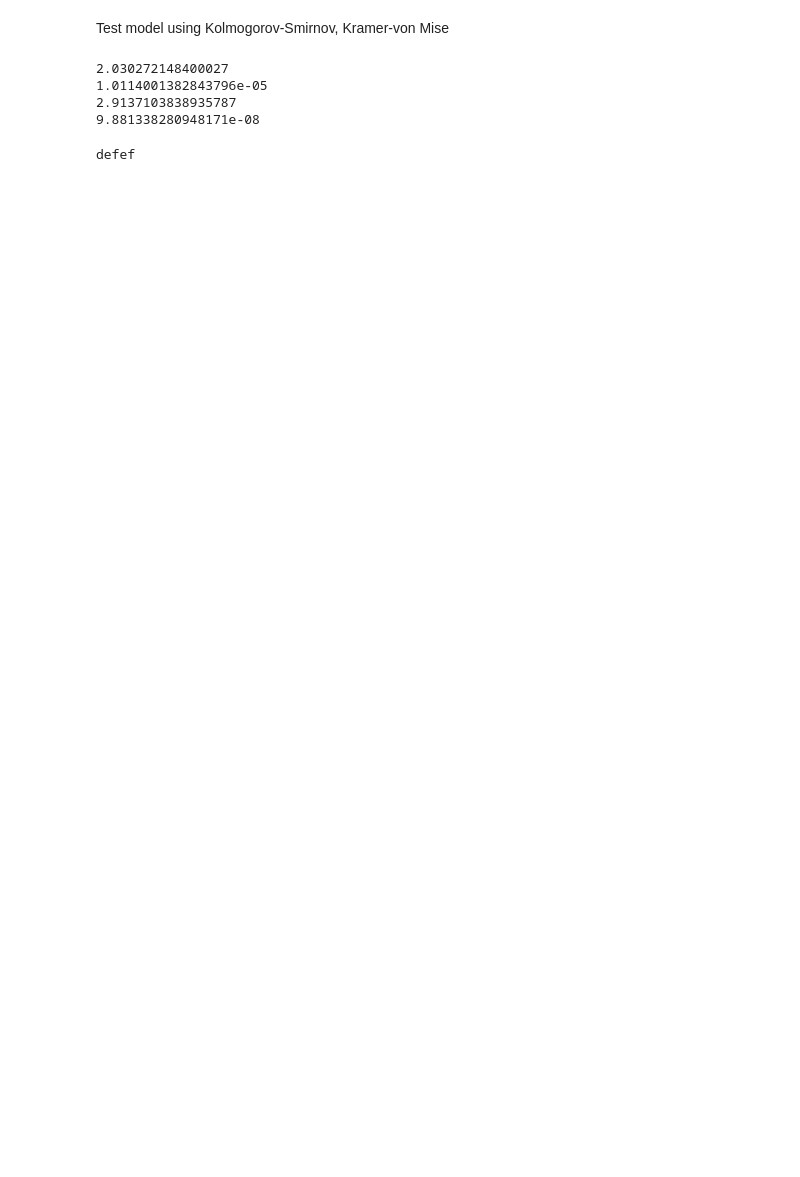
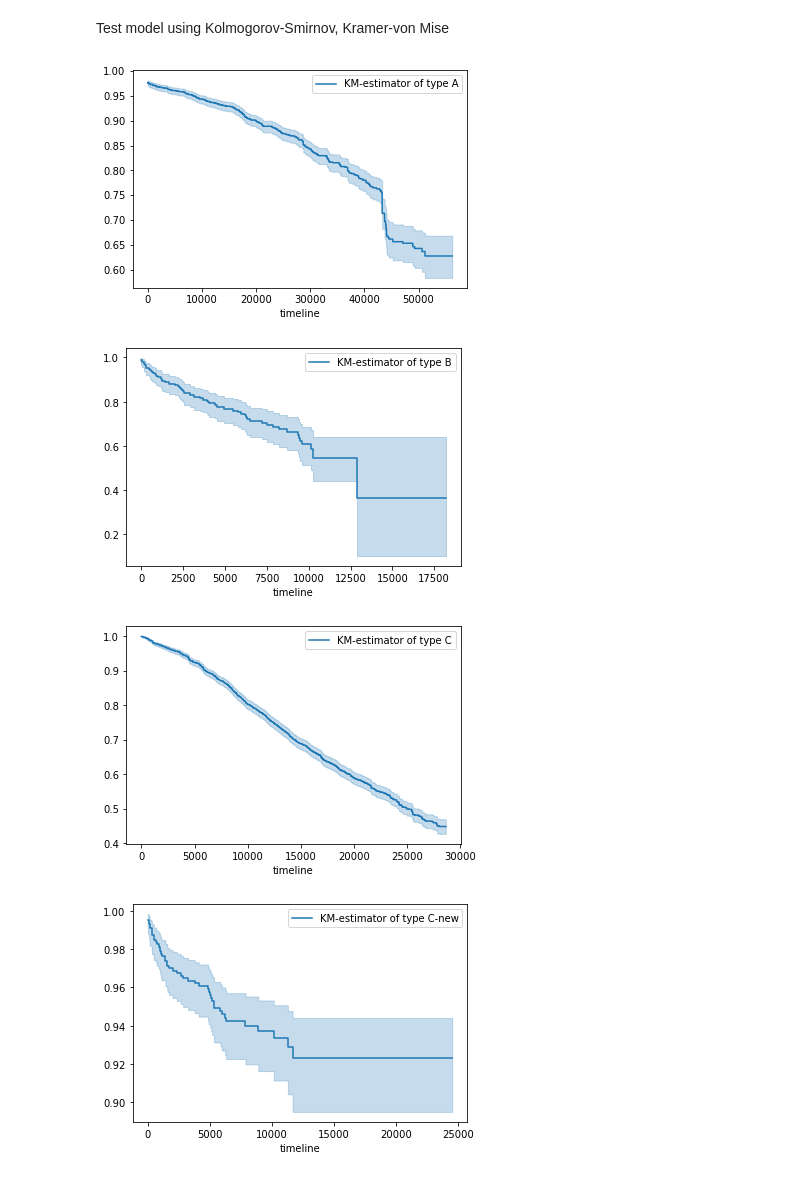
Before and after one commit to nghi-truyen/Flight-Data-Analysis, a Jupyter notebook: FlightDataAnalysis.ipynb, the cells around one changed output. Drawn from its saved outputs; the diff is of its cells as text; code cells hidden in the pictures; blank space fills up the shorter version.

Commit message:
update best_model function

```diff
--- a/FlightDataAnalysis.ipynb
+++ b/FlightDataAnalysis.ipynb
@@ -197,6 +207,3 @@ for typ in types:
 [figure]
 [figure]
 [figure]
-# %%
-def best_model(models=parametric_models):
-    return 0
@@ -227,9 +212,6 @@ print(len(np.sort(dfB[dfB.failed==False].TSI.to_numpy())))
 # %% [markdown]
 Test model using Kolmogorov-Smirnov, Kramer-von Mise
 # %%
-from scipy.stats import exponweib, lognorm
-from scipy.stats import distributions
-
 def weib_R(x, alpha, beta):
     return np.exp(-np.power(x/alpha, beta))
 
@@ -247,18 +229,6 @@ def KStest(kap_meier, R, **args):
     prob = distributions.kstwo.sf(stat, len(x1))
     return stat, prob
 
-
-
-
-
-from numpy import arange, dot, exp, newaxis, pi, tensordot
-from scipy.special import gamma, kv
-from scipy.stats import rv_continuous
-
-from vect import varange, vectorize
-
-
-
 class cvm_unif_gen(rv_continuous):
     def _argcheck(self, samples):
         return samples > 0
@@ -271,11 +241,11 @@ class cvm_unif_gen(rv_continuous):
             return 0.
         if statistic >= samples / 3:
             return 1.
-        # From the geometric approach of Csorgo and Faraway (equation 2.4).
+        # From the geometric approach of Csorgo and Faraway.
         if statistic <= low + 1 / (4 * samples ** 2):
             return (gamma(samples + 1) / gamma(samples / 2 + 1) *
                                     (pi * (statistic - low)) ** (samples / 2))
-        # Asymptotic distribution with a one-term correction (equation 1.8).
+        # Asymptotic distribution with a one-term correction.
         return cvm_unif_inf(statistic) + cvm_unif_fix1(statistic) / samples
 
 
@@ -323,25 +293,29 @@ def CVMtest(kap_meier, R, **args):
     y3 = R(x1, **args)
 
     stat = 1/(12*n) + ((y3-y2)**2).sum()
-    prob = cvm_unif(n).sf(stat)
-    return stat, prob
+    p_valeur = cvm_unif(n).sf(stat)
+    return stat, p_valeur
-# %%
-def test():
-    kapmei = KMF(data_types['B'],'B')
-    s, p = CVMtest(kapmei, expo_R, lamb = 5.396e-5)
-    print(s)
-    print(p)
-    s, p = CVMtest(kapmei, weib_R, alpha = 51535.889, beta = 0.51697)
-    print(s)
-    print(p)
-
-test()
-# %% [output]
-2.030272148400027
-1.0114001382843796e-05
-2.9137103838935787
-9.881338280948171e-08
-# %%
-print("defef")
-# %% [output]
-defef
+# %%
+def best_model(typ,model_name=parametric_models): # this function returns the best model and model name.
+    m_KM = KMF(typ)
+    m_Exp, m_Weib, m_LogN = models(typ)
+    m_ = [m_Exp, m_Weib, m_LogN]
+    p_valeurs = [CVMtest(m_KM,expo_R,lamb=m_Exp.lambda_),CVMtest(m_KM,weib_R,alpha=m_Weib.lambda_,beta=m_Weib.rho_),CVMtest(m_KM,lognor_R,mu=m_LogN.mu_,std=m_LogN.sigma_)]
+    index_best_pvaleur = np.argmax(p_valeurs)
+    if index_best_pvaleur >= 0.05:
+        return model_name[index_best_pvaleur],m_[index_best_pvaleur]
+    else:
+        return "Kaplan_Meier",m_KM
+# %%
+best_models = {}
+for typ in types:
+    best_models[typ] = best_model(typ)
+# %%
+for typ in types:
+    best_models[typ][1].plot()
+    plt.show()
+# %% [output]
+[figure, added]
+[figure, added]
+[figure, added]
+[figure, added]
```
Also changed, not shown: parts of 10 cells of this notebook.
